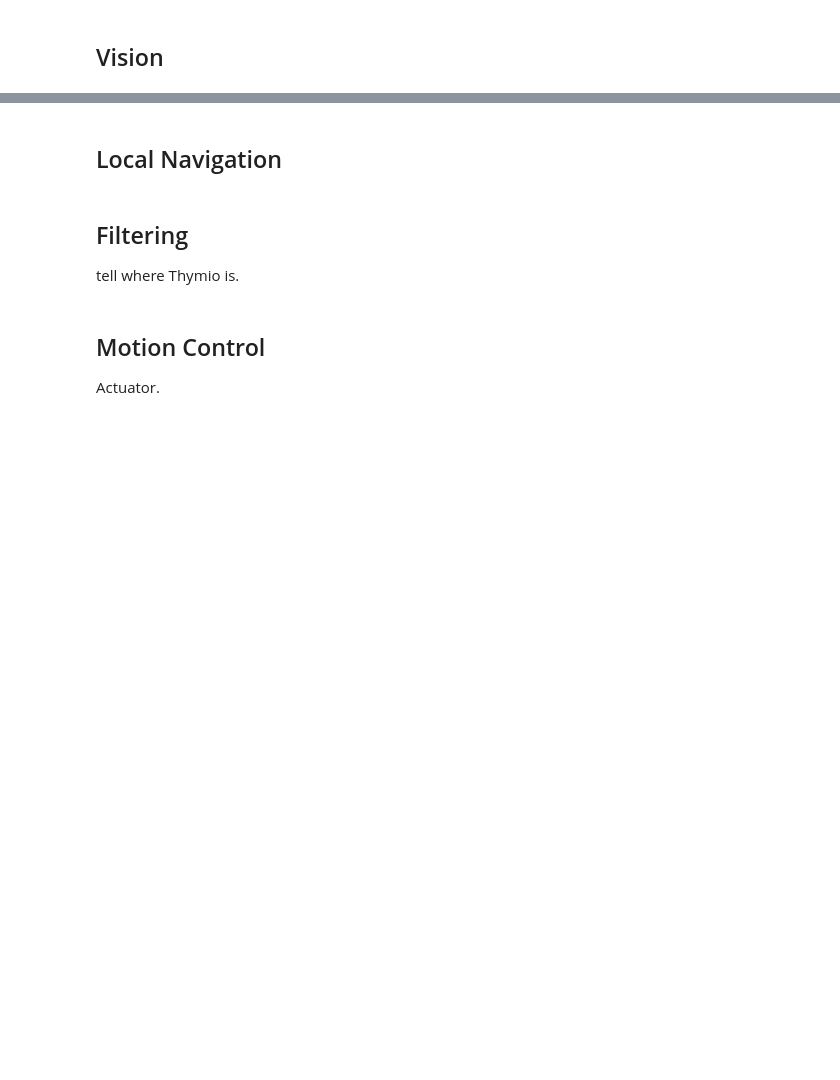
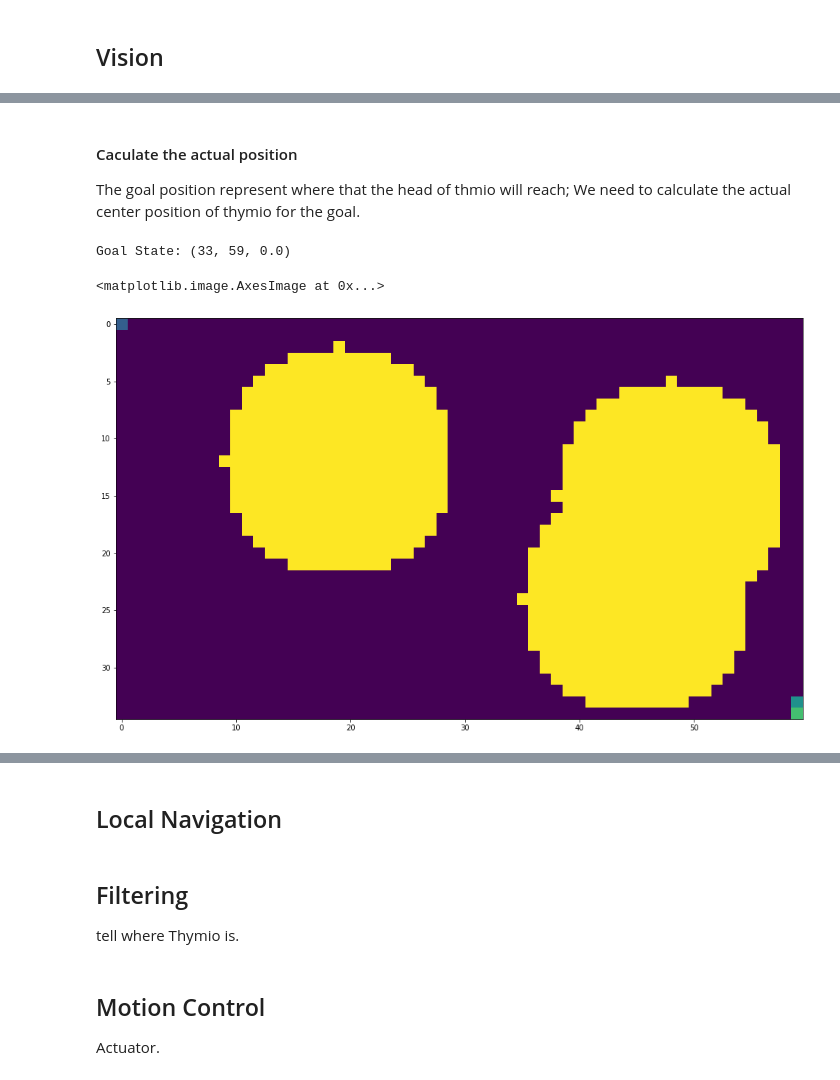
Before and after one commit to CharlieLeee/Mobile_Soccer, a Jupyter notebook: soccer_player.ipynb, the cells around one changed output, grey strips where cells are left out. Saved outputs shown, nothing was run; the diff lists cells and outputs as text; code cells hidden in the pictures; blank space fills up the shorter version.

```diff
--- a/soccer_player.ipynb
+++ b/soccer_player.ipynb
@@ -19,0 +62,17 @@ planner =  PathPlanner(gmap)
+# %% [markdown]
+#### Caculate the actual position
+The goal position represent where that the head of thmio will reach; We need to calculate the actual center position of thymio for the goal.
+# %%
+pGoal1 = planner.approach(pBall)
+planner.set_goal(pGoal1)
+print("Goal State:",pGoal1)
+import copy
+obs = copy.deepcopy(planner.obs)
+obs[pStart.x][pStart.y] = 0.3
+obs[pBall.x][pBall.y] = 0.7
+obs[pGoal1.pos.x][pGoal1.pos.y] = 0.5
+plt.imshow(obs)
+# %% [output]
+Goal State: (33, 59, 0.0)
+<matplotlib.image.AxesImage at 0x...>
+[figure, added]
```
Also changed, not shown: parts of 19 cells of this notebook, 4 other files.
